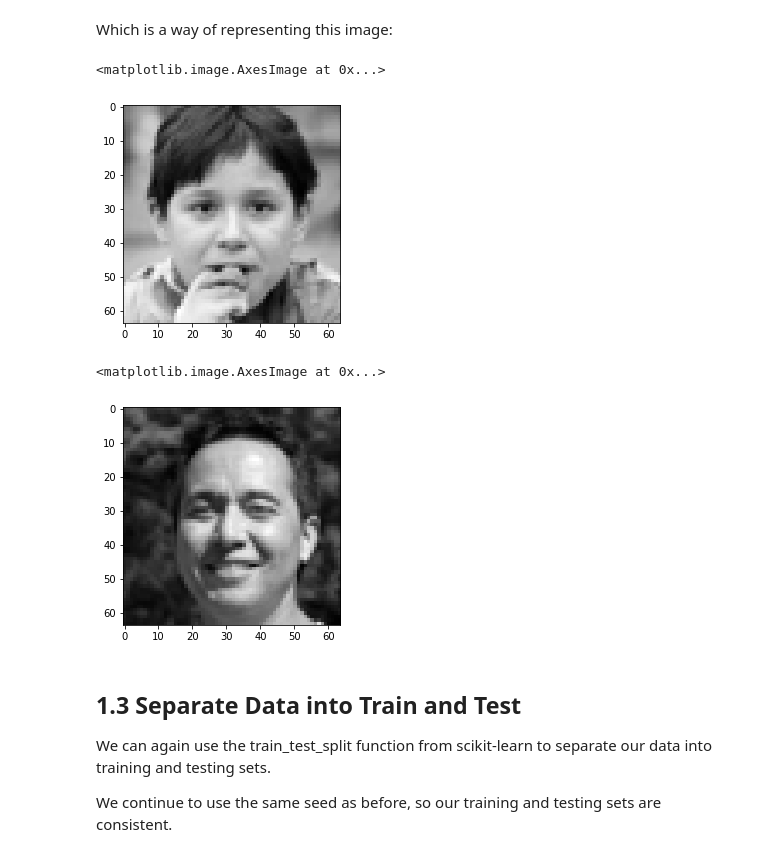
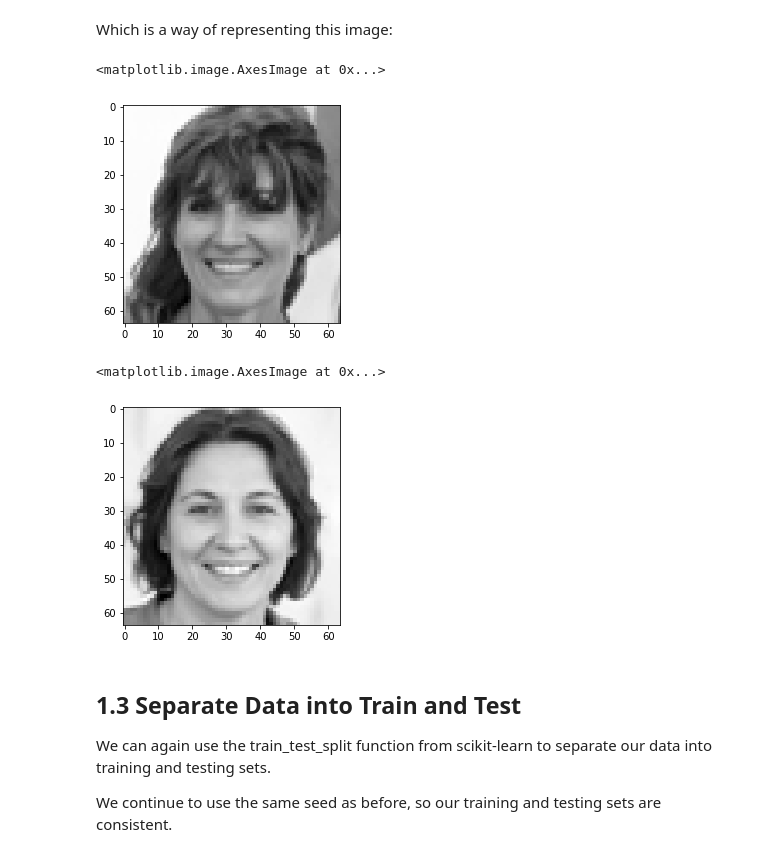
Before and after one commit to DSAISummerCamp/dscamp_public, a Jupyter notebook: Neural Networks/2-AgesOfFaces.ipynb, the cells around one changed output. Cells and saved outputs as stored; diff of their text form; code cells hidden in the pictures.

```diff
--- a/Neural Networks/2-AgesOfFaces.ipynb
+++ b/Neural Networks/2-AgesOfFaces.ipynb
@@ -118,16 +120,16 @@ array([[ 90,  96, 103, ...,  84,  82,  78],
 # %% [markdown]
 Which is a way of representing this image:
 # %%
-plt.imshow(x[0, :, :,0], cmap='gray')
+plt.imshow(x[888, :, :,0], cmap='gray')
 # %% [output]
 <matplotlib.image.AxesImage at 0x...>
-[figure, old version]
+[figure, new version]
 # %%
-## To look at the second image:
-plt.imshow(x[1, :, :,0], cmap='gray')
+## To look at another image:
+plt.imshow(x[666, :, :,0], cmap='gray')
 # %% [output]
 <matplotlib.image.AxesImage at 0x...>
-[figure, old version]
+[figure, new version]
 # %% [markdown]
 ## 1.3 Separate Data into Train and Test
 
```
Also changed, not shown: parts of 20 cells of this notebook, 1 other file.
